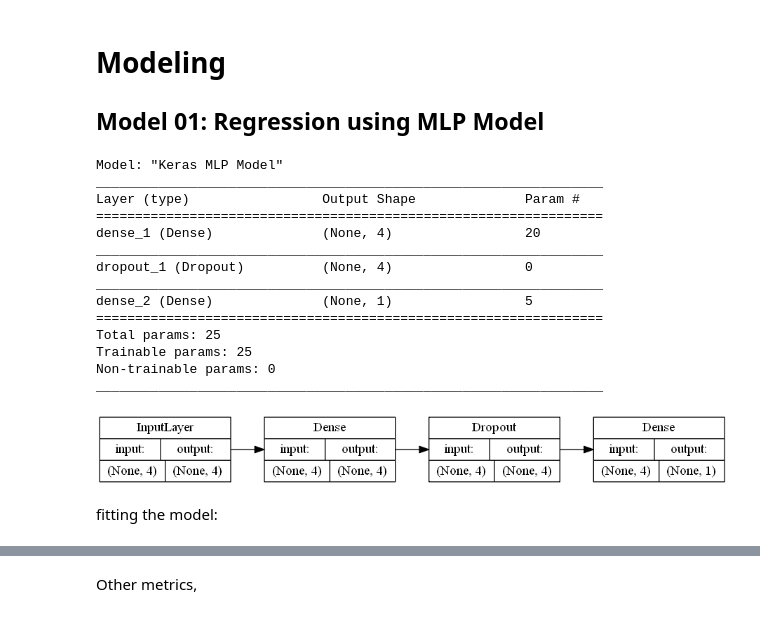
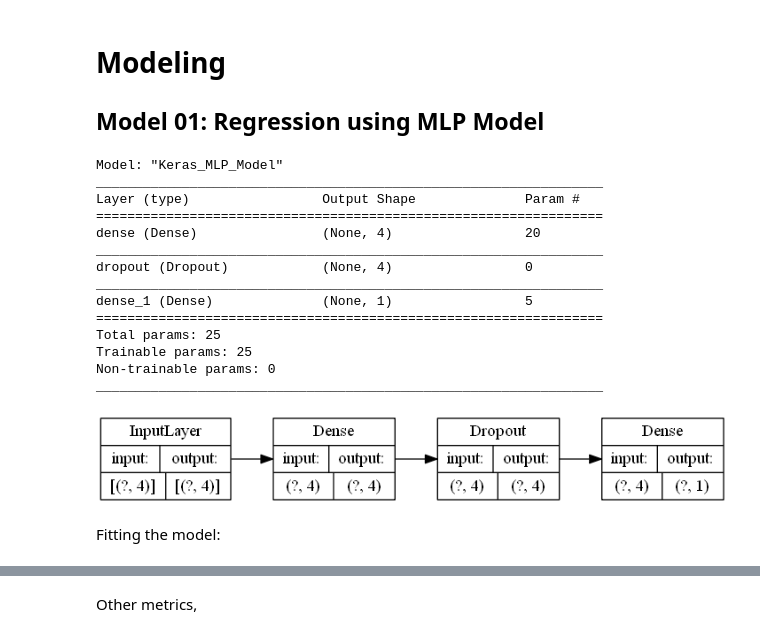
Before and after one commit to HatefDastour/Notes, a Jupyter notebook: Deel_Learning/Keras_Regression.ipynb, the cells around one changed output, grey strips where cells are left out. Saved outputs shown, nothing was run; the diff lists cells and outputs as text; code cells hidden in the pictures.

```diff
--- a/Deel_Learning/Keras_Regression.ipynb
+++ b/Deel_Learning/Keras_Regression.ipynb
@@ -9,20 +9,12 @@ from sklearn.pipeline import make_pipeline
 from sklearn import metrics
 from sklearn.model_selection import train_test_split, cross_val_score, KFold
 
-# Keras
-from keras.models import Sequential
-from keras.layers import Dense, Dropout, Activation
-from keras.optimizers import SGD, Adagrad, RMSprop
-from keras.utils.vis_utils import plot_model
-from keras.utils import to_categorical
-from keras.wrappers.scikit_learn import KerasRegressor
+# Tensorflow
+import tensorflow as tf
+from tensorflow import keras
+from tensorflow.keras import layers
 
 # Visualisation libraries
-
-## seaborn
-import seaborn as sns
-sns.set_context('paper', rc={'font.size':12,'axes.titlesize':14,'axes.labelsize':12})
-sns.set_style('white')
 
 ## matplotlib
 import matplotlib
@@ -31,13 +23,13 @@ from matplotlib.patches import Ellipse, Polygon
 import matplotlib.gridspec as gridspec
 import matplotlib.colors
 from pylab import rcParams
+%matplotlib inline
+
+## seaborn
+import seaborn as sns
+sns.set_context('paper', rc={'font.size':12,'axes.titlesize':14,'axes.labelsize':12})
+sns.set_style('white')
 plt.style.use('seaborn-whitegrid')
-plt.rcParams['figure.figsize'] = 14, 8
-plt.rcParams['axes.labelsize'] = 14
-plt.rcParams['xtick.labelsize'] = 12
-plt.rcParams['ytick.labelsize'] = 12
-plt.rcParams['text.color'] = 'k'
-%matplotlib inline
 
 import warnings
 warnings.filterwarnings("ignore")
@@ -128,32 +118,32 @@ pd.DataFrame(data={'Set':['X_train','X_test','y_train','y_test'],
 ## Model 01: Regression using MLP Model
 # %%
 def Kmodel():
-    model = Sequential(name = "Keras MLP Model")
-    model.add(Dense(X.shape[1], input_dim= X.shape[1], kernel_initializer='normal', activation='relu'))
-    model.add(Dropout(0.5))
-    model.add(Dense(1, kernel_initializer='normal', activation='linear'))
+    model = keras.Sequential(name = "Keras_MLP_Model")
+    model.add(layers.Dense(X.shape[1], input_dim= X.shape[1], kernel_initializer='normal', activation='relu'))
+    model.add(layers.Dropout(0.5))
+    model.add(layers.Dense(1, kernel_initializer='normal', activation='linear'))
     model.compile(loss='mean_squared_error', optimizer='adam')
     return model
 
 Kmodel().summary(line_length=None, positions=None, print_fn=None)
-plot_model(Kmodel(), show_shapes=True, show_layer_names=False, expand_nested = True, rankdir = 'LR')
+tf.keras.utils.plot_model(Kmodel(), show_shapes=True, show_layer_names=False, expand_nested = True, rankdir = 'LR')
 # %% [output]
-Model: "Keras MLP Model"
+Model: "Keras_MLP_Model"
 _________________________________________________________________
 Layer (type)                 Output Shape              Param #
 =================================================================
-dense_1 (Dense)              (None, 4)                 20
+dense (Dense)                (None, 4)                 20
 _________________________________________________________________
-dropout_1 (Dropout)          (None, 4)                 0
+dropout (Dropout)            (None, 4)                 0
 _________________________________________________________________
-dense_2 (Dense)              (None, 1)                 5
+dense_1 (Dense)              (None, 1)                 5
 =================================================================
 Total params: 25
 Trainable params: 25
 Non-trainable params: 0
 _________________________________________________________________
-[figure, old version]
+[figure, new version]
 # %% [markdown]
-fitting the model:
+Fitting the model:
 # %%
 IT = int(1e2)
```
Also changed, not shown: parts of 14 cells of this notebook, 6 other files.
